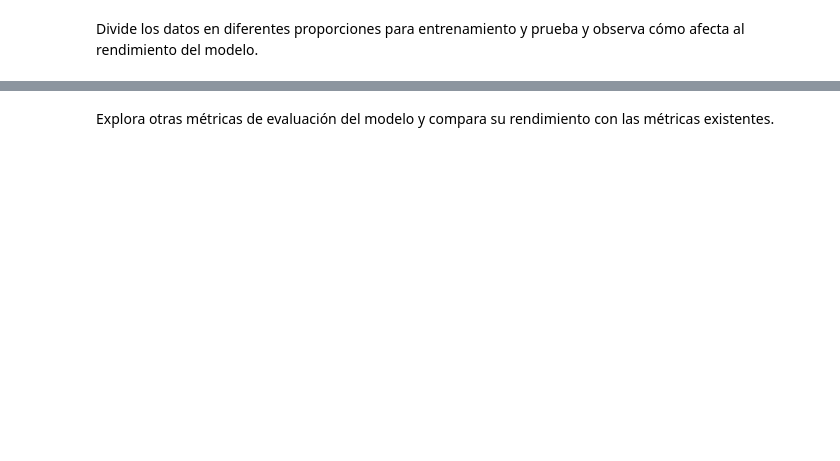
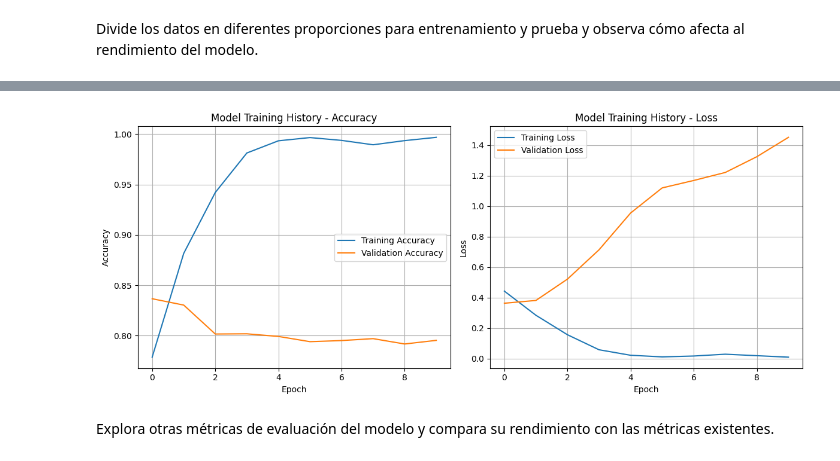
Before and after one commit to EdwinAR99/TalentoTECH-Repo, a Jupyter notebook: NLP_Keras_TalentoTECH.ipynb, the cells around one changed output, grey strips where cells are left out. Saved outputs shown, nothing was run; the diff lists cells and outputs as text; code cells hidden in the pictures; blank space fills up the shorter version.

```diff
--- a/NLP_Keras_TalentoTECH.ipynb
+++ b/NLP_Keras_TalentoTECH.ipynb
@@ -260,2 +492,68 @@ Experimenta con diferentes arquitecturas de modelos (agregando o eliminando capa
 # %% [markdown]
  Divide los datos en diferentes proporciones para entrenamiento y prueba y observa cómo afecta al rendimiento del modelo.
+# %%
+# List test_size
+ls_test_size = [0.05, 0.1, 0.15, 0.2, 0.25, 0.3, 0.35, 0.4]
+
+# Dividir los datos en diferentes proporciones para entrenamiento y prueba
+train_sen, test_sen, train_lbl, test_lbl = train_test_split(sentences, labels, test_size=0.5, random_state=42)
+
+# Initialize the tokenizer class
+tokenizer = Tokenizer(num_words=vocab_size, oov_token=oov_tok)
+
+# Generate the word index dictionary for the training sentences
+tokenizer.fit_on_texts(train_sen)
+word_index = tokenizer.word_index
+
+# Generate and pad the training sentences
+sequences = tokenizer.texts_to_sequences(train_sen)
+padded = pad_sequences(sequences, maxlen=max_length, truncating=trunc_type)
+
+# Generate and pad the test sentences
+test_sequences = tokenizer.texts_to_sequences(test_sen)
+test_padded = pad_sequences(test_sequences, maxlen=max_length, truncating=trunc_type)
+
+# Build the model
+model = keras.Sequential([
+    Embedding(vocab_size, embedding_dim, input_length=max_length),
+    Flatten(),
+    Dense(64, activation='relu'),
+    Dense(1, activation='sigmoid')
+])
+
+# Compile the model
+model.compile(loss='binary_crossentropy',
+              optimizer='adam',
+              metrics=['accuracy'])
+
+# Train the model
+history = model.fit(padded, train_lbl,
+                    epochs=10,
+                    batch_size=64,
+                    verbose=1,
+                    validation_data=(test_padded, test_lbl))
+
+# Create subplots
+fig, axes = plt.subplots(1, 2, figsize=(12, 5))
+
+# Graphic the training history - Accuracy
+axes[0].plot(history.history['accuracy'], label='Training Accuracy')
+axes[0].plot(history.history['val_accuracy'], label='Validation Accuracy')
+axes[0].set_title('Model Training History - Accuracy')
+axes[0].set_xlabel('Epoch')
+axes[0].set_ylabel('Accuracy')
+axes[0].legend()
+axes[0].grid(True)
+
+# Graphic the training history - Loss
+axes[1].plot(history.history['loss'], label='Training Loss')
+axes[1].plot(history.history['val_loss'], label='Validation Loss')
+axes[1].set_title('Model Training History - Loss')
+axes[1].set_xlabel('Epoch')
+axes[1].set_ylabel('Loss')
+axes[1].legend()
+axes[1].grid(True)
+
+plt.tight_layout()
+plt.show()
+# %% [output]
@@ -262,2 +580,3 @@ Experimenta con diferentes arquitecturas de modelos (agregando o eliminando capa
+[figure, added]
 # %% [markdown]
 Explora otras métricas de evaluación del modelo y compara su rendimiento con las métricas existentes.
```
Also changed, not shown: parts of 14 cells of this notebook.
